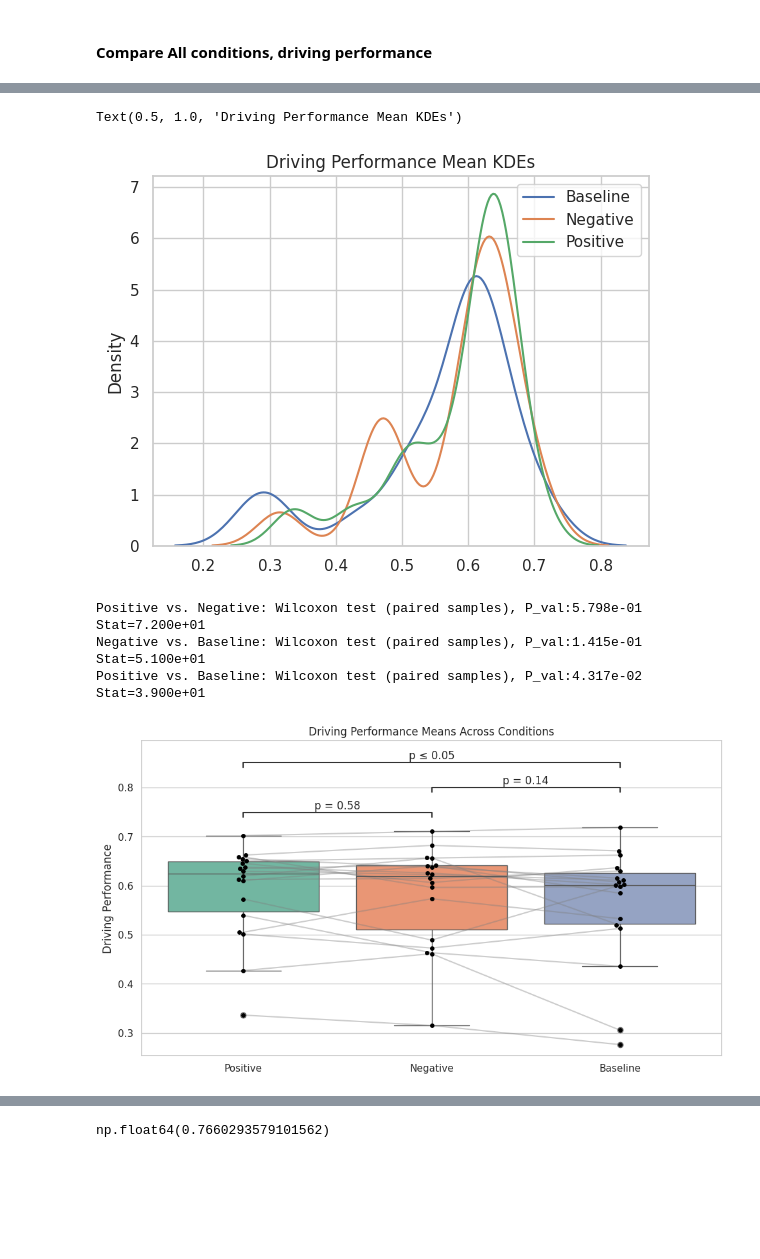
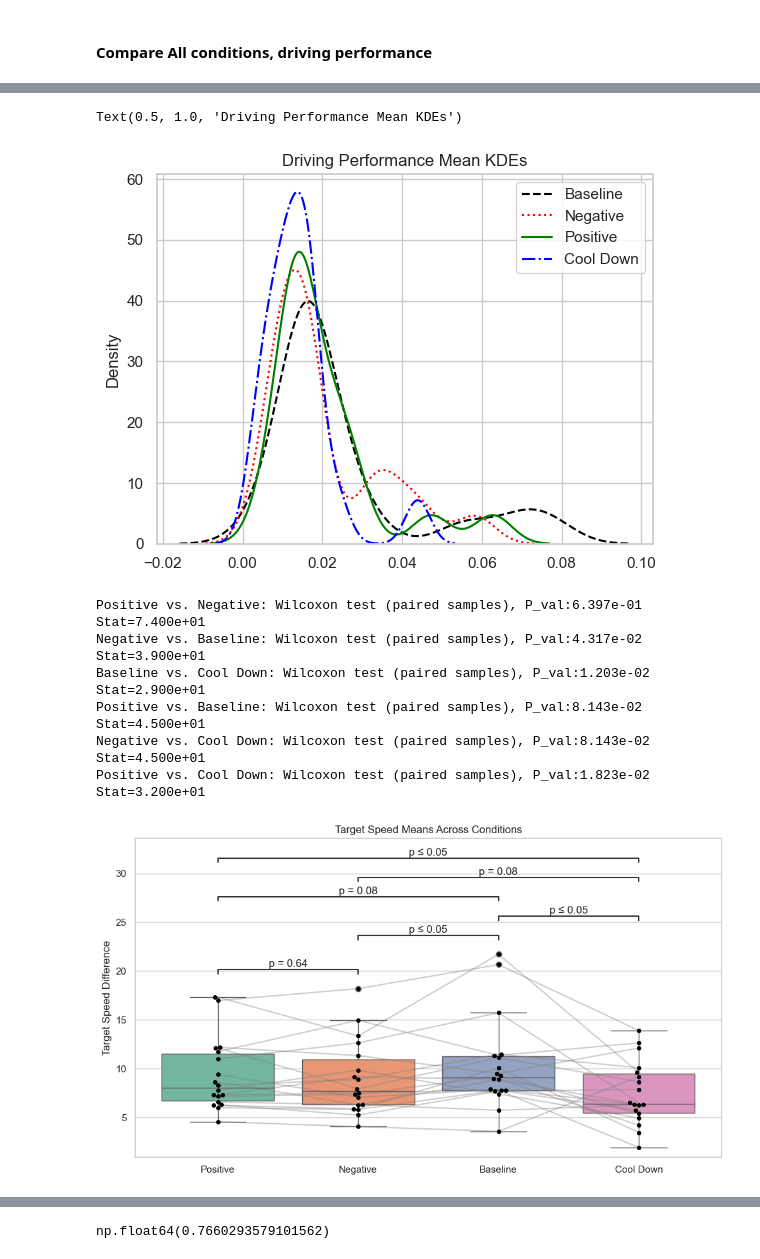
Before and after one commit to Anna-Palatkina-itu/driving_performance_project, a Jupyter notebook: window_analysis.ipynb, the cells around one changed output, grey strips where cells are left out. Drawn from its saved outputs; the diff is of its cells as text; code cells hidden in the pictures; blank space fills up the shorter version.

```diff
--- a/window_analysis.ipynb
+++ b/window_analysis.ipynb
@@ -103,6 +101,7 @@ def get_all_stats(remove_outliers=None,
   intense_stats = []
   calm_stats = []
   baseline_stats = []
+  cool_down_stats = []
   total_speed_signs = 0
   total_overhead_signs = 0
   total_data = None
@@ -158,11 +157,12 @@ def get_all_stats(remove_outliers=None,
     ]
 
     for (col1, col2) in pairs:
-      mean1, std1, mom1, mean2, std2, mom2, mean3, std3, mom3 = datahandler.get_statistics(
+      mean1, std1, mom1, mean2, std2, mom2, mean3, std3, mom3, mean4, std4, mom4 = datahandler.get_statistics(
           windowed_data, col1, col2, sections=sections)
       calm_stats.append((mean1, std1, mom1))
       intense_stats.append((mean2, std2, mom2))
       baseline_stats.append((mean3, std3, mom3))
+      cool_down_stats.append((mean4, std4, mom4))
     if total_data is None:
       # print(f'Initializing {id} data')
       total_data = windowed_data.copy()
@@ -176,7 +176,7 @@ def get_all_stats(remove_outliers=None,
   print(
       f'Total speed signs = {total_speed_signs}, total overhead signs = {total_overhead_signs}'
   )
-  return calm_stats, intense_stats, baseline_stats, total_data
+  return calm_stats, intense_stats, baseline_stats, cool_down_stats, total_data
 # %%
 def generate_datasets(calm_stats, intense_stats, pairs):
     N = len(pairs)
@@ -221,6 +221,6 @@ warnings.filterwarnings("ignore")
 
 
 %matplotlib agg
-calm_stats, intense_stats, baseline_stats, data = get_all_stats(save_folder='perf_plots/events_analysis_all/', remove_outliers=['VelocityX', 'DistanceToTargetPosition', 'DistanceToTargetSpeed', 'CarSpeed'])
+calm_stats, intense_stats, baseline_stats,cool_down_stats,  data = get_all_stats(save_folder='perf_plots/events_analysis_all/', remove_outliers=['VelocityX', 'DistanceToTargetPosition', 'DistanceToTargetSpeed', 'CarSpeed'])
 %matplotlib inline
 # %% [output]
@@ -246,7 +249,7 @@ Total speed signs = 1065, total overhead signs = 2473
 # %%
 from statannotations.Annotator import Annotator
 
-def paired_plot_all3(data1, data2, data3, title, ylabel, y='Mean'):
+def paired_plot_all3(data1, data2, data3, data4, title, ylabel, y='Mean', index=3):
     """This will get the driving performance data for all three conditions and plot them in a paired plot."""
     plt.figure(figsize=(10, 6))
     sns.set(style="whitegrid")
@@ -254,10 +257,13 @@ def paired_plot_all3(data1, data2, data3, title, ylabel, y='Mean'):
     order = {'Mean':0, 'Std':1, 'Mom^3':2}
     N = len(data1)
     paired_data = pd.DataFrame({
-        'Condition': ['Positive']  *( len(data1) // 4 ) + ['Negative'] *(len(data2) // 4 ) + ['Baseline'] *(len(data2) // 4 ),
-        'Mean': [data1[i][0] for i in range(N) if i % 4 == 3] + [data2[i][0] for i in range(N) if i % 4 == 3] + [data3[i][0] for i in range(N) if i % 4 == 3],
-        'Std': [data1[i][1] for i in range(N) if i % 4 == 3] + [data2[i][1] for i in range(N) if i % 4 == 3] + [data3[i][1] for i in range(N) if i % 4 == 3],
-        'Mom^3':[data1[i][2] for i in range(N) if i % 4 == 3] + [data2[i][2] for i in range(N) if i % 4 == 3] + [data3[i][2] for i in range(N) if i % 4 == 3]
+        'Condition': ['Positive']  *( len(data1) // 4 ) + ['Negative'] *(len(data2) // 4 ) + ['Baseline'] *(len(data2) // 4  ) + ['Cool Down'] *(len(data4) // 4),
+        'Mean': [data1[i][0] for i in range(N) if i % 4 == index] + [data2[i][0] for i in range(N) if i % 4 == index] +
+          [data3[i][0] for i in range(N) if i % 4 == index] + [data4[i][0] for i in range(N) if i % 4 == index],
+        'Std': [data1[i][1] for i in range(N) if i % 4 == index] + [data2[i][1] for i in range(N) if i % 4 == index] +
+          [data3[i][1] for i in range(N) if i % 4 == index] + [data4[i][1] for i in range(N) if i % 4 == index],
+        'Mom^3':[data1[i][2] for i in range(N) if i % 4 == index] + [data2[i][2] for i in range(N) if i % 4 == index] +
+        [data3[i][2] for i in range(N) if i % 4 == index] + [data4[i][2] for i in range(N) if i % 4 == index]
     })
     # Create the paired plot
     sns.boxplot(x='Condition', y=y, data=paired_data, palette="Set2")
@@ -265,13 +271,14 @@ def paired_plot_all3(data1, data2, data3, title, ylabel, y='Mean'):
 
     # print(paired_data['Mean'])
     for i in range(len(data1)):
-        if i % 4 == 3:
+        if i % 4 == index:
             plt.plot(['Positive', 'Negative'], [data1[i][order[y]], data2[i][order[y]]], color='gray', alpha=0.4)
             plt.plot(['Negative', 'Baseline'], [data2[i][order[y]], data3[i][order[y]]], color='gray', alpha=0.4)
+            plt.plot(['Baseline', 'Cool Down'], [data3[i][order[y]], data4[i][order[y]]], color='gray', alpha=0.4)
     plt.title(title)
     plt.ylabel(ylabel)
 
-    test_pairs = [('Positive', 'Negative'), ('Negative', 'Baseline'), ('Positive', 'Baseline')]
+    test_pairs = [('Positive', 'Negative'), ('Negative', 'Baseline'), ('Positive', 'Baseline'), ('Negative', 'Cool Down'), ('Positive', 'Cool Down'), ('Baseline', 'Cool Down')]
     annotator = Annotator(plt.gca(), pairs=test_pairs, data=paired_data, x='Condition', y=y)
     annotator.configure(test='Wilcoxon', text_format='simple', loc='inside', show_test_name=False)
     annotator.apply_and_annotate()
@@ -297,20 +306,25 @@ WilcoxonResult(statistic=np.float64(72.0), pvalue=np.float64(0.5798416137695312)
 # %%
 bw = 0.6
-sns.kdeplot(baseline_driving_perf_means, bw_adjust=bw)
-sns.kdeplot(intense_driving_perf_means, bw_adjust=bw)
-sns.kdeplot(calm_driving_perf_means,  bw_adjust=bw)
-plt.legend(['Baseline', 'Negative', 'Positive'])
+#kde plots with different line styles
+sns.kdeplot(baseline_driving_perf_means, bw_adjust=bw, linestyle='--', color='black')
+sns.kdeplot(intense_driving_perf_means, bw_adjust=bw, linestyle=':', color='red')
+sns.kdeplot(calm_driving_perf_means,  bw_adjust=bw, linestyle='-', color='green')
+sns.kdeplot(cool_down_perf_means,  bw_adjust=bw, linestyle='-.', color='blue')
+plt.legend(['Baseline', 'Negative', 'Positive', 'Cool Down'])
 plt.title('Driving Performance Mean KDEs')
 # %% [output]
 Text(0.5, 1.0, 'Driving Performance Mean KDEs')
-[figure, old version]
+[figure, new version]
 # %%
-paired_plot_all3(calm_stats, intense_stats, baseline_stats, 'Driving Performance Means Across Conditions', 'Driving Performance', y='Mean')
+paired_plot_all3(calm_stats, intense_stats, baseline_stats, cool_down_stats, 'Target Speed Means Across Conditions', 'Target Speed Difference', y='Mean', index=1)
 # %% [output]
-Positive vs. Negative: Wilcoxon test (paired samples), P_val:5.798e-01 Stat=7.200e+01
-Negative vs. Baseline: Wilcoxon test (paired samples), P_val:1.415e-01 Stat=5.100e+01
-Positive vs. Baseline: Wilcoxon test (paired samples), P_val:4.317e-02 Stat=3.900e+01
+Positive vs. Negative: Wilcoxon test (paired samples), P_val:6.397e-01 Stat=7.400e+01
+Negative vs. Baseline: Wilcoxon test (paired samples), P_val:4.317e-02 Stat=3.900e+01
+Baseline vs. Cool Down: Wilcoxon test (paired samples), P_val:1.203e-02 Stat=2.900e+01
+Positive vs. Baseline: Wilcoxon test (paired samples), P_val:8.143e-02 Stat=4.500e+01
+Negative vs. Cool Down: Wilcoxon test (paired samples), P_val:8.143e-02 Stat=4.500e+01
+Positive vs. Cool Down: Wilcoxon test (paired samples), P_val:1.823e-02 Stat=3.200e+01
-[figure, old version]
+[figure, new version]
 # %%
 pairs = [
         ('VelocityX', 'Lateral Velocity'),
```
Also changed, not shown: parts of 16 cells of this notebook, 1 other file.
